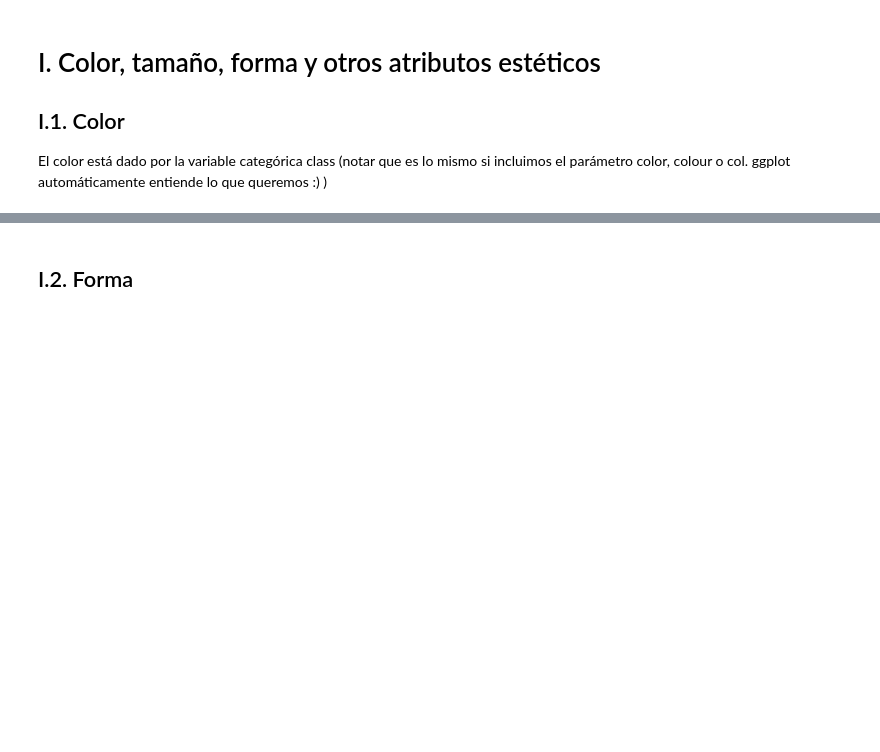
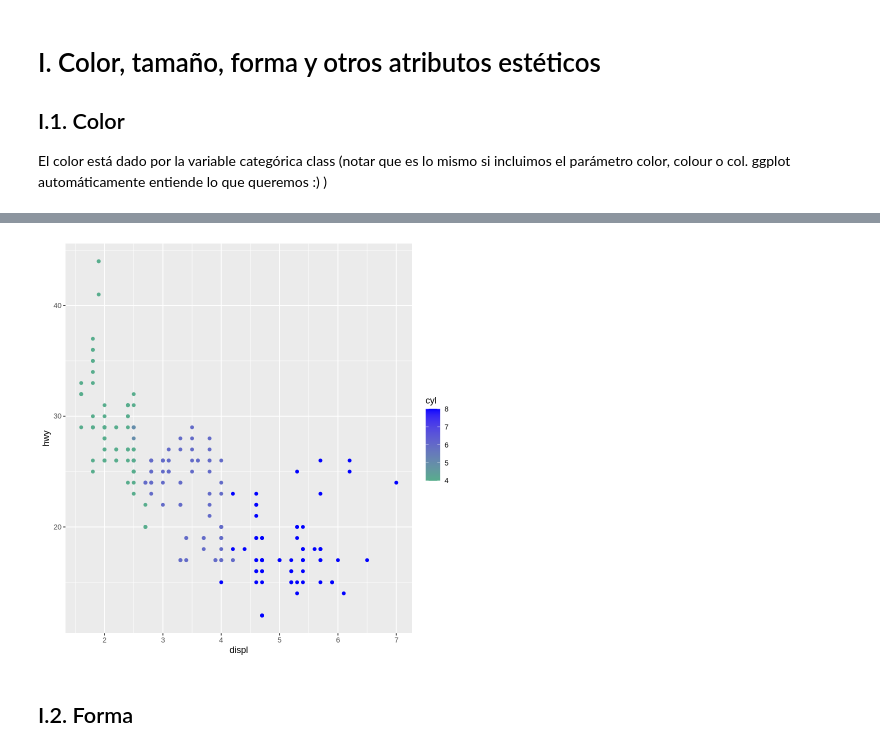
Before and after one commit to majorquev/DBDC_202406_Programacion_en_R_para_ciencia_de_datos, a Jupyter notebook: Clases/C4/02_Visualizaciones_ggplot.ipynb, the cells around one changed output, grey strips where cells are left out. Cells and saved outputs as stored; diff of their text form; code cells hidden in the pictures; blank space fills up the shorter version.

```diff
--- a/Clases/C4/02_Visualizaciones_ggplot.ipynb
+++ b/Clases/C4/02_Visualizaciones_ggplot.ipynb
@@ -97,4 +141,11 @@ El color está dado por la variable categórica class (notar que es lo mismo si
 # %%
 # Modificar la escala de colores y dar la impresión de "intensidad"
+mpg %>%
+   ggplot() +
+   aes(x = displ, y = hwy, color = cyl) +
+   geom_point() +
+   scale_color_gradient(low = "#58ad8d", high = "blue")
+# %% [output]
+[figure, added]
 # %% [markdown]
 ## I.2. Forma
```
Also changed, not shown: parts of 51 cells of this notebook.
